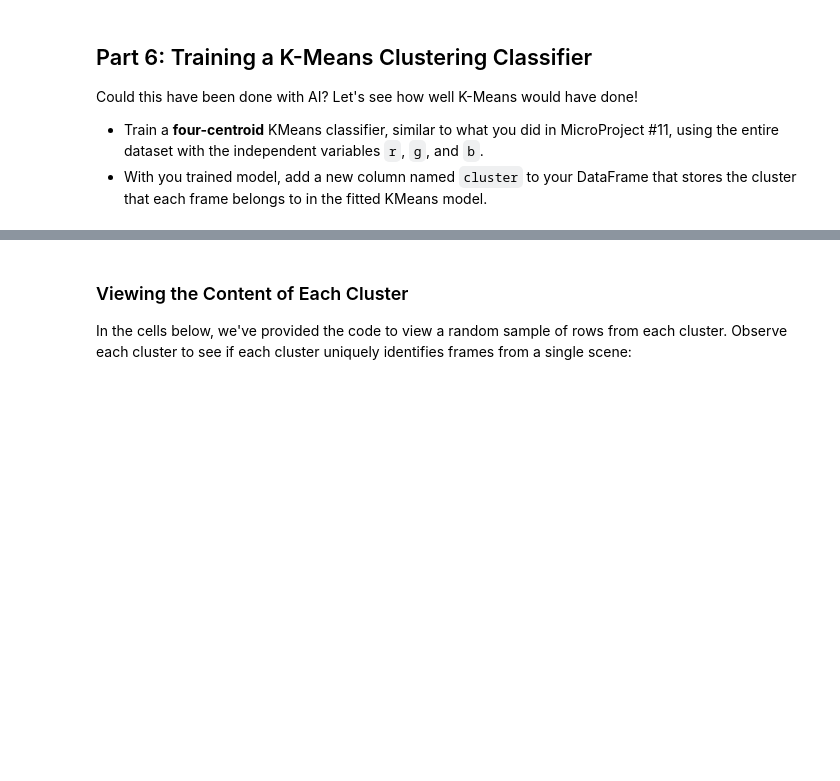
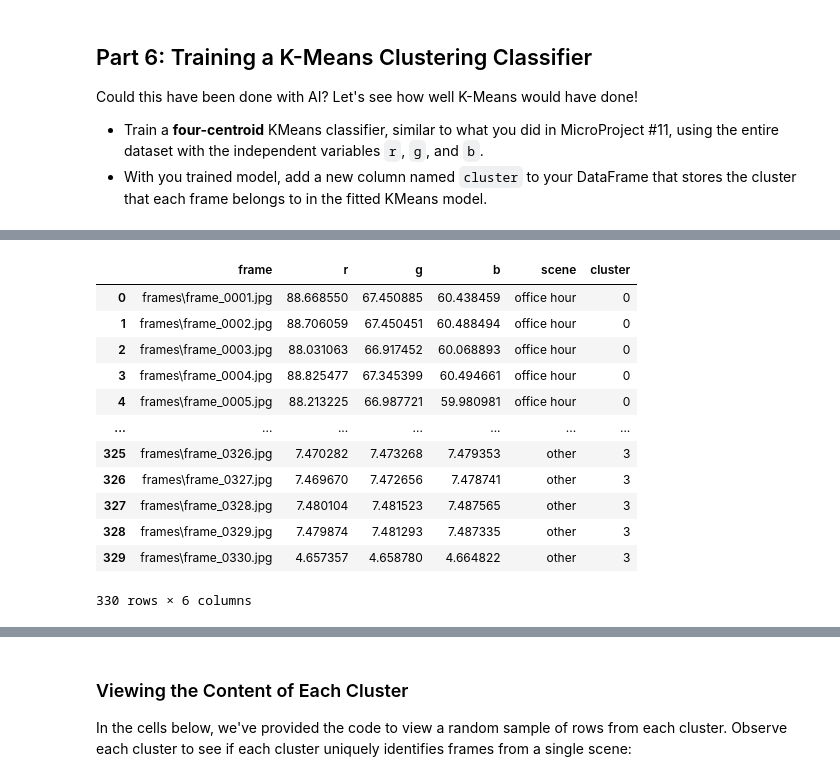
Before and after one commit to dbsebastian/micro_pr1, a Jupyter notebook: microproject-12-video-frame-scene-recognition-model/microproject-12-video-frame-scene-recognition-model.ipynb, the cells around one changed output, grey strips where cells are left out. Cells and saved outputs as stored; diff of their text form; code cells hidden in the pictures; blank space fills up the shorter version.

```diff
--- a/microproject-12-video-frame-scene-recognition-model/microproject-12-video-frame-scene-recognition-model.ipynb
+++ b/microproject-12-video-frame-scene-recognition-model/microproject-12-video-frame-scene-recognition-model.ipynb
@@ -319,7 +577,3 @@ Create a second classifier -- `classifyFrame2` -- that returns either `"notebook
 - Think of what might **uniquely identify these two special frames** that is different than the office hour or notebook scenes.  The average color values displayed with the images above may help you with some ideas.
 - You must still correctly classify `"notebook"` and `"office hour"` frames, in addition to classifying `"other"` frames
 - *Hint: It may be helpful to first identify if it's an `"other"` since these scenes may be most distinctive.*
-# %%
-def classifyFrame2(r, g, b):
-  # Return either "office hour", "notebook", or "other" based on the values of `r`, `g`, and `b`.
-  ...
@@ -326,3 +602,26 @@ def classifyFrame2(r, g, b):
+# %%
+def classifyFrame2(r, g, b):
+  # Return either "office hour" or "notebook" based on the values of `r`, `g`, and `b`.
+
+  suma = r + g + b
+
+  # notebooks > 650 # media 650,  sd =
+  # offices < 650   # media 216,  sd =
+
+  if suma < 100:
+     return "other"
+
+  elif (suma > 300) & (suma < 400):
+     return "other"
+
+  elif(suma > 600) & (suma < 750):
+    return "notebook"
+
+  elif (suma > 150) & (suma < 270):
+    return "office hour"
+
+  else:
+      return "other"
 # %% [markdown]
 ### Part 5.2: Apply your `classifyFrame2` function
 
@@ -363,6 +682,6 @@ Could this have been done with AI?  Let's see how well K-Means would have done!
 # %%
 from sklearn.cluster import KMeans
 
-# Train a four-centroid KMeans classifier:
-model = ...
+model = KMeans(n_clusters=4)
+
 model
@@ -368,0 +701,3 @@ model
+# %%
+# Train a four-centroid KMeans classifier:
+model.fit(df[["r", "g", "b"]])
@@ -369,7 +719,21 @@ model
 # %%
 # Add a new column named `cluster`:
-df["cluster"] = ...
+df["cluster"] = model.labels_
 df
+# %% [output]
+|  | frame | r | g | b | scene | cluster |
+| 0 | frames\frame_0001.jpg | 88.668550 | 67.450885 | 60.438459 | office hour | 0 |
+| 1 | frames\frame_0002.jpg | 88.706059 | 67.450451 | 60.488494 | office hour | 0 |
+| 2 | frames\frame_0003.jpg | 88.031063 | 66.917452 | 60.068893 | office hour | 0 |
+| 3 | frames\frame_0004.jpg | 88.825477 | 67.345399 | 60.494661 | office hour | 0 |
+| 4 | frames\frame_0005.jpg | 88.213225 | 66.987721 | 59.980981 | office hour | 0 |
+| ... | ... | ... | ... | ... | ... | ... |
+| 325 | frames\frame_0326.jpg | 7.470282 | 7.473268 | 7.479353 | other | 3 |
+| 326 | frames\frame_0327.jpg | 7.469670 | 7.472656 | 7.478741 | other | 3 |
+| 327 | frames\frame_0328.jpg | 7.480104 | 7.481523 | 7.487565 | other | 3 |
+| 328 | frames\frame_0329.jpg | 7.479874 | 7.481293 | 7.487335 | other | 3 |
+| 329 | frames\frame_0330.jpg | 4.657357 | 4.658780 | 4.664822 | other | 3 |
+330 rows × 6 columns
 # %%
 ### TEST CASE for Part 6: Train a KMeans Classifier
 tada = "\N{PARTY POPPER}"
```
Also changed, not shown: parts of 57 cells of this notebook.
